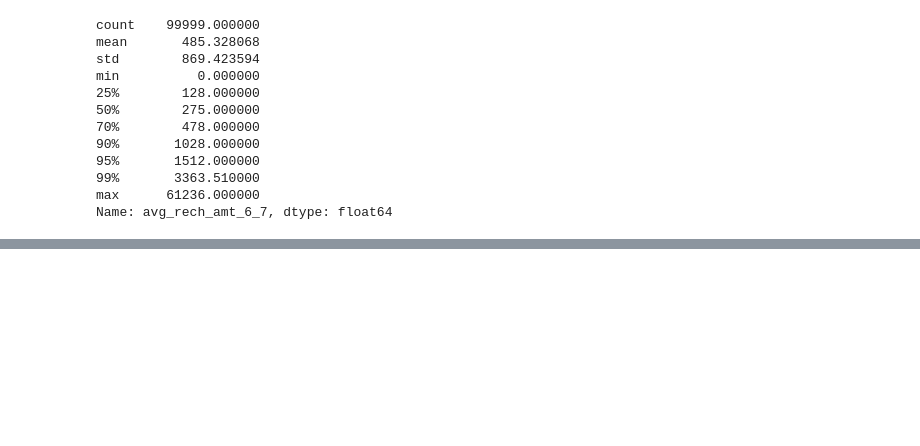
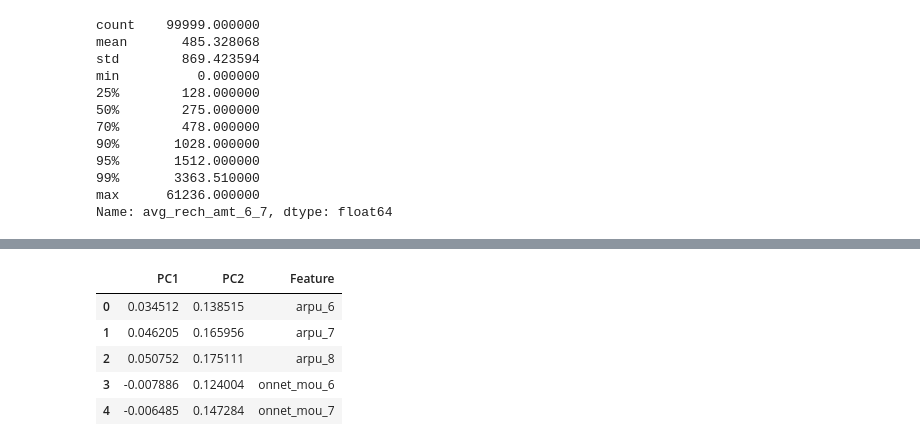
Before and after one commit to Nanditha-G-N/Machine-Learning-Case-Studies, a Jupyter notebook: ChurnCaseStudy/Telecom-Churn_Nanditha.ipynb, the cells around one changed output, grey strips where cells are left out. Cells and saved outputs as stored; diff of their text form; code cells hidden in the pictures; blank space fills up the shorter version.

```diff
--- a/ChurnCaseStudy/Telecom-Churn_Nanditha.ipynb
+++ b/ChurnCaseStudy/Telecom-Churn_Nanditha.ipynb
@@ -381,0 +537,11 @@ telecom_hv_df.head()
+# %%
+colnames = list(X_train.columns)
+pcs_df = pd.DataFrame({'PC1':pca.components_[0],'PC2':pca.components_[1], 'Feature':colnames})
+pcs_df.head()
+# %% [output]
+|  | PC1 | PC2 | Feature |
+| 0 | 0.034512 | 0.138515 | arpu_6 |
+| 1 | 0.046205 | 0.165956 | arpu_7 |
+| 2 | 0.050752 | 0.175111 | arpu_8 |
+| 3 | -0.007886 | 0.124004 | onnet_mou_6 |
+| 4 | -0.006485 | 0.147284 | onnet_mou_7 |
```
Also changed, not shown: parts of 91 cells of this notebook.
